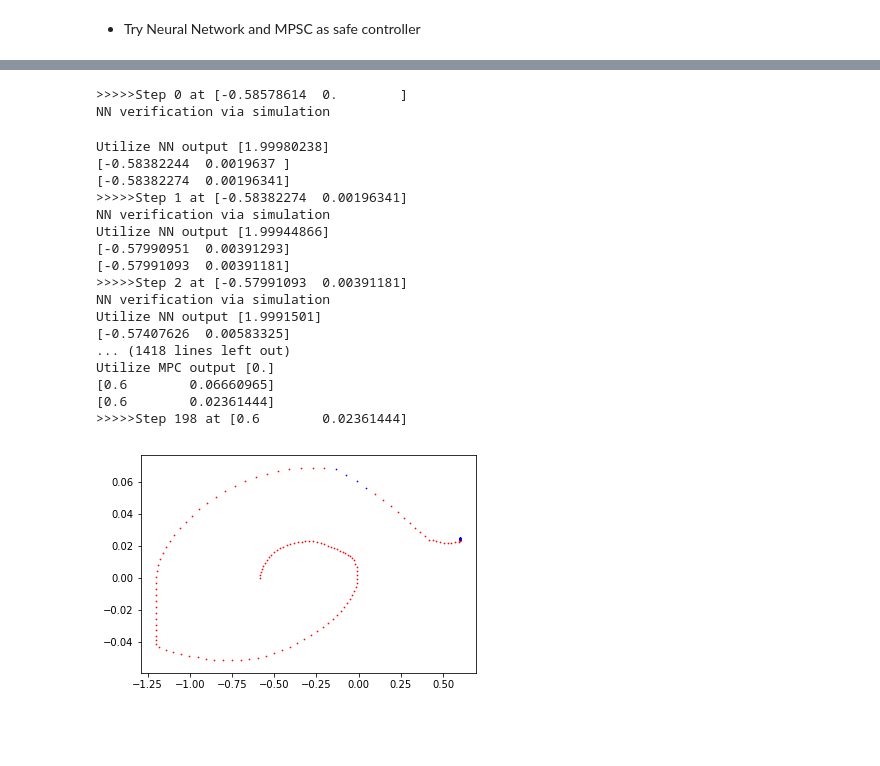
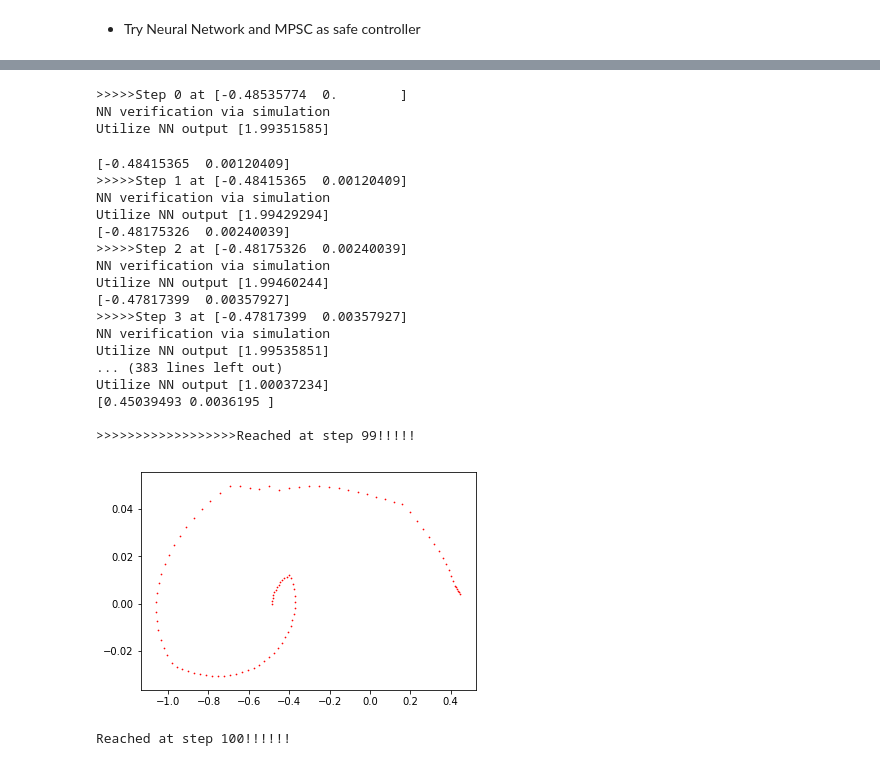
Before and after one commit to zwc662/MPSC_Guided_Imitation_Learning, a Jupyter notebook: ilqr/examples/mountaincar.ipynb, the cells around one changed output, grey strips where cells are left out. Drawn from its saved outputs; the diff is of its cells as text; code cells hidden in the pictures; blank space fills up the shorter version.

```diff
--- a/ilqr/examples/mountaincar.ipynb
+++ b/ilqr/examples/mountaincar.ipynb
@@ -516,12 +519,10 @@ replay(agent, trajs)
 # %%
 def draw_trajs(trajs, colors = None):
     if colors is None:
-        colors = ['r'] * len(trajs)
+            colors = ['r'] * len(trajs)
     for i_traj in range(len(trajs)):
-        poss = [xy[0][0] for xy in trajs[i_traj]]
-        vs = [xy[0][1] for xy in trajs[i_traj]]
-
-
+        poss = [np.clip(xy[0][0], -1.2, 0.6) for xy in trajs[i_traj]]
+        vs = [np.clip(xy[0][1], -0.07, 0.07)for xy in trajs[i_traj]]
         _ = plt.scatter(poss, vs, s = 0.5, c = colors[i_traj])
     plt.show()
 
@@ -534,14 +535,25 @@ def agent_run(agent, x0s):
     for i_x0 in range(len(x0s)):
         agent_trajs.append([])
         x = x0s[i_x0]
-
+        done = False
         for step in range(200):
             u = agent.run(tensor([x]).cuda())[0]
             #u = policy_net(tensor(x).unsqueeze(0).to(dtype)).detach().cpu().numpy()[0]
             agent_trajs[-1].append([x[:], u])
             x = dynamics.f(x, u, step)[0]
+            if x[0] >= 0.45 and done is False:
+                done = True
+                print("Reached at step {}!!!!!!".format(step + 1))
+                break
     return agent_trajs
 
+x0s[0] = trajs[0][0][0]
+
+agent_trajs = []
+agent_trajs = replay(agent, x0s)
+draw_trajs(agent_trajs)
+
+agent_trajs = []
 agent_trajs = agent_run(agent, x0s)
 draw_trajs(agent_trajs)
 # %% [output]
@@ -549,19 +566,21 @@ draw_trajs(agent_trajs)
 # %%
+policy_net_temp, _, running_state = pickle.load(open(\
+"/home/depend/workspace/MPSC_Guided_Imitation_Learning/PyTorch-RL/assets/learned_models/MountainCarContinuous-v0_ppo.p", "rb"))
+
 agent_temp = NeuralNetwork(input_size = 2, output_size = 1, \
                            model_name = 'mountaincar_ppo_temp', \
                            batch_size = 10)
 agent_temp.model = policy_net.to(device)
 checkpoint_temp = torch.load('checkpoints/mountaincar_ppo.pt')
 agent_temp.model.load_state_dict(checkpoint_temp['model_state_dict'], strict = False)
-
-
 agent_temp.optimizer = torch.optim.Adam(agent_temp.model.parameters(), lr = 0.0001)
 
-def train_pipeline(agent, train_trajs = None, paths = None, num_epoch = 100):
+def train_pipeline(agent, x0s = None, train_trajs = None, paths = None, num_epoch = 51):
 
-    x0s = []
-    for i_traj in range(len(train_trajs)):
-        x0s.append(train_trajs[i_traj][0][0])
+    if x0s is None:
+        x0s = []
+        for i_traj in range(len(train_trajs)):
+            x0s.append(train_trajs[i_traj][0][0])
 
     X = []
     Y = []
@@ -580,6 +599,7 @@ def train_pipeline(agent, train_trajs = None, paths = None, num_epoch = 100):
 
     agent_temp_trajs = agent_run(agent, x0s)
     draw_trajs(agent_temp_trajs)
+    #replay(agent, x0s)
 
     # Random initial action path.
 
@@ -589,13 +609,13 @@ def train_pipeline(agent, train_trajs = None, paths = None, num_epoch = 100):
     draw_trajs([nn_trajs_[0], mpc_trajs_[0]], ['r', 'b'])
     return trajs_, nn_trajs_, mpc_trajs_, train_trajs_
 
+
 trajs_, nn_trajs_, mpc_trajs_, train_trajs_ = train_pipeline(agent_temp, \
+                                                             x0s, \
                                                              train_trajs = train_trajs, \
                                                              paths = None, \
-                                                             num_epoch = 51)
-x0s = []
-for i_traj in range(len(trajs_)):
-    x0s.append(trajs_[i_traj][0][0])
+                                                             num_epoch = 1000)
+
 agent_trajs = agent_run(agent_temp, x0s)
 draw_trajs(agent_trajs)
 # %% [output]
@@ -607,20 +640,22 @@ Finished Training
->>>>>Step 0 at [-0.58578614  0.        ]
+>>>>>Step 0 at [-0.48535774  0.        ]
 NN verification via simulation
+Utilize NN output [1.99351585]
-Utilize NN output [1.99980238]
-[-0.58382244  0.0019637 ]
-[-0.58382274  0.00196341]
->>>>>Step 1 at [-0.58382274  0.00196341]
+[-0.48415365  0.00120409]
+>>>>>Step 1 at [-0.48415365  0.00120409]
 NN verification via simulation
-Utilize NN output [1.99944866]
-[-0.57990951  0.00391293]
-[-0.57991093  0.00391181]
->>>>>Step 2 at [-0.57991093  0.00391181]
+Utilize NN output [1.99429294]
+[-0.48175326  0.00240039]
+>>>>>Step 2 at [-0.48175326  0.00240039]
 NN verification via simulation
-Utilize NN output [1.9991501]
-[-0.57407626  0.00583325]
-... (1418 lines left out)
-Utilize MPC output [0.]
-[0.6        0.06660965]
-[0.6        0.02361444]
->>>>>Step 198 at [0.6        0.02361444]
+Utilize NN output [1.99460244]
+[-0.47817399  0.00357927]
+>>>>>Step 3 at [-0.47817399  0.00357927]
+NN verification via simulation
+Utilize NN output [1.99535851]
+... (383 lines left out)
+Utilize NN output [1.00037234]
+[0.45039493 0.0036195 ]
+
+>>>>>>>>>>>>>>>>>>Reached at step 99!!!!!
-[figure, old version]
+[figure, new version]
+Reached at step 100!!!!!!
```
Also changed, not shown: parts of 13 cells of this notebook, 4 other files.
